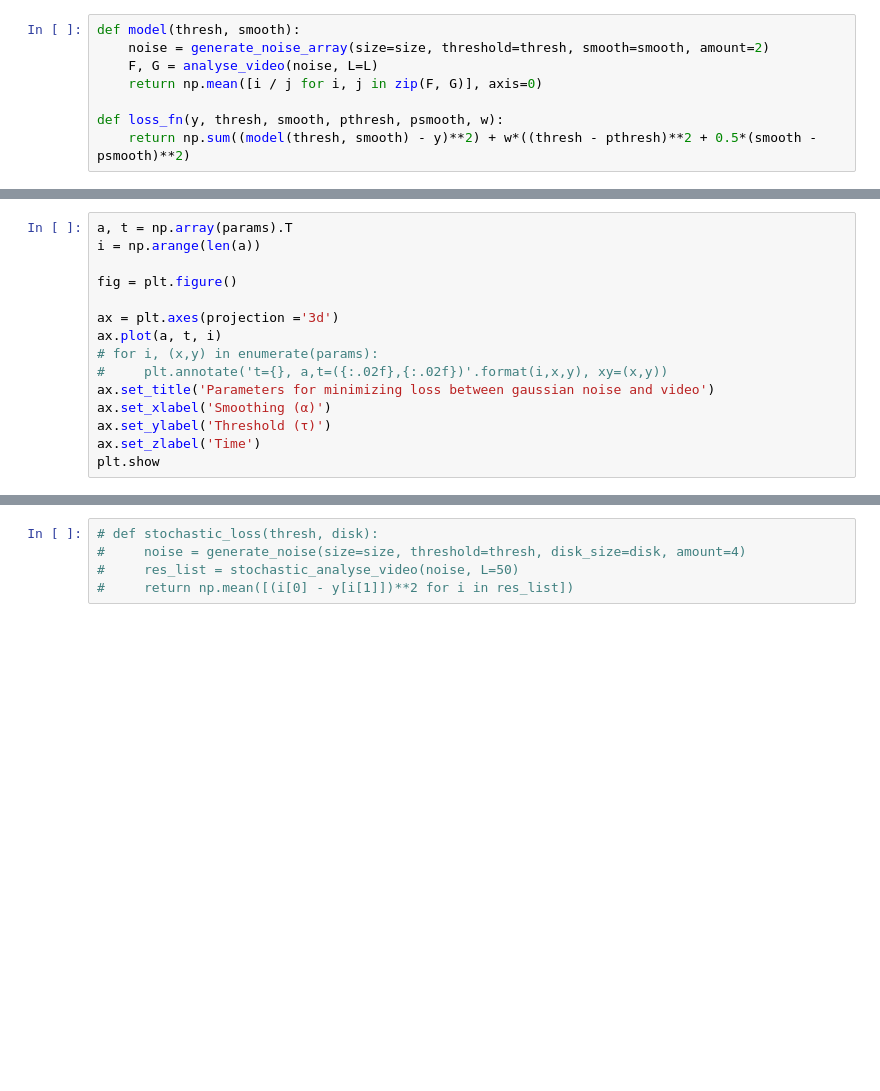
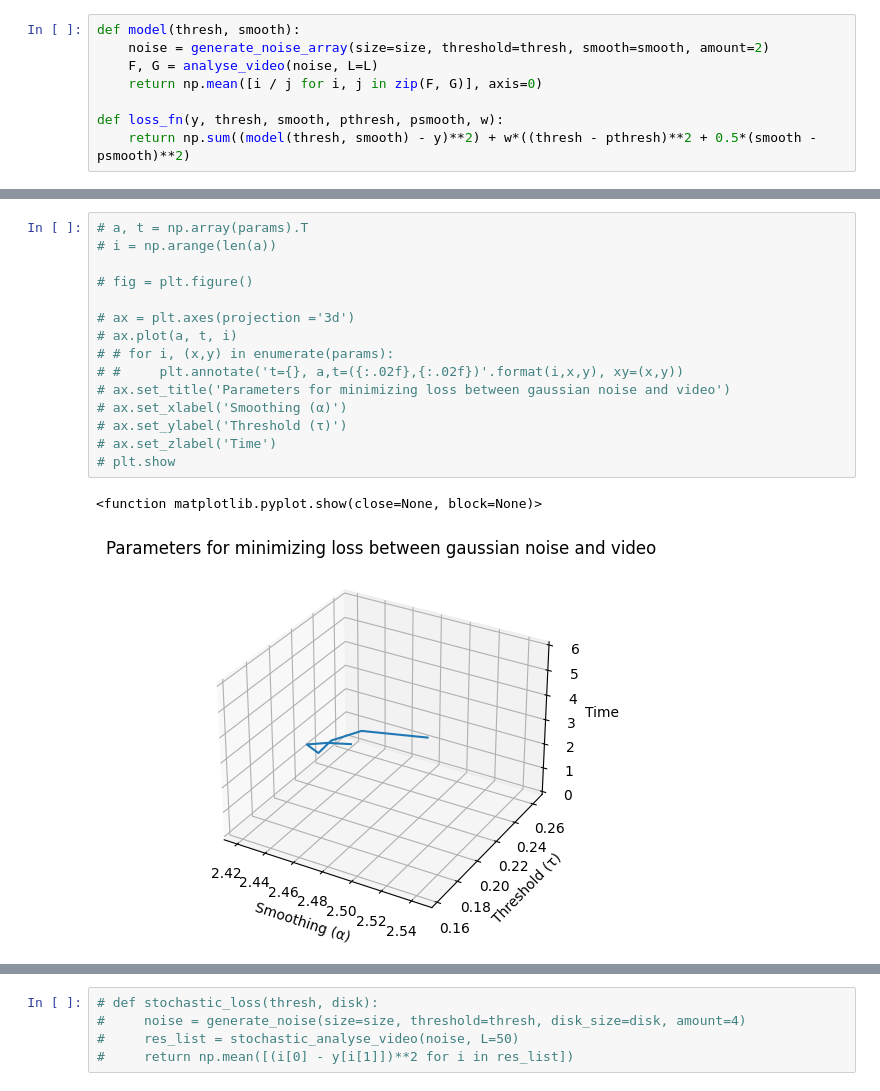
Before and after one commit to cappertherapper/Bachelorprojekt, a Jupyter notebook: grad_desc_test.ipynb, the cells around one changed output, grey strips where cells are left out. Saved outputs shown, nothing was run; the diff lists cells and outputs as text; blank space fills up the shorter version.

```diff
--- a/grad_desc_test.ipynb
+++ b/grad_desc_test.ipynb
@@ -90,16 +93,19 @@ plt.show
 # %%
-a, t = np.array(params).T
-i = np.arange(len(a))
+# a, t = np.array(params).T
+# i = np.arange(len(a))
 
-fig = plt.figure()
+# fig = plt.figure()
 
-ax = plt.axes(projection ='3d')
-ax.plot(a, t, i)
-# for i, (x,y) in enumerate(params):
-#     plt.annotate('t={}, a,t=({:.02f},{:.02f})'.format(i,x,y), xy=(x,y))
-ax.set_title('Parameters for minimizing loss between gaussian noise and video')
-ax.set_xlabel('Smoothing (α)')
-ax.set_ylabel('Threshold (τ)')
-ax.set_zlabel('Time')
-plt.show
+# ax = plt.axes(projection ='3d')
+# ax.plot(a, t, i)
+# # for i, (x,y) in enumerate(params):
+# #     plt.annotate('t={}, a,t=({:.02f},{:.02f})'.format(i,x,y), xy=(x,y))
+# ax.set_title('Parameters for minimizing loss between gaussian noise and video')
+# ax.set_xlabel('Smoothing (α)')
+# ax.set_ylabel('Threshold (τ)')
+# ax.set_zlabel('Time')
+# plt.show
+# %% [output]
+<function matplotlib.pyplot.show(close=None, block=None)>
+[figure, added]
 # %%
```
Also changed, not shown: parts of 10 cells of this notebook.
